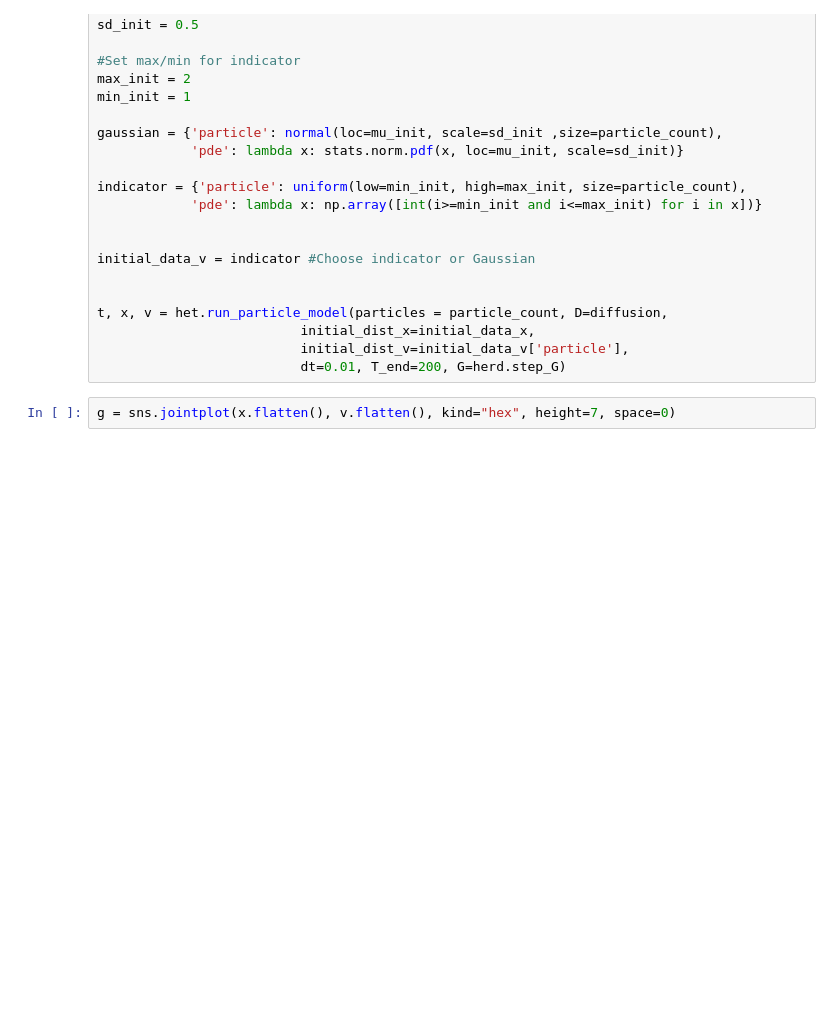
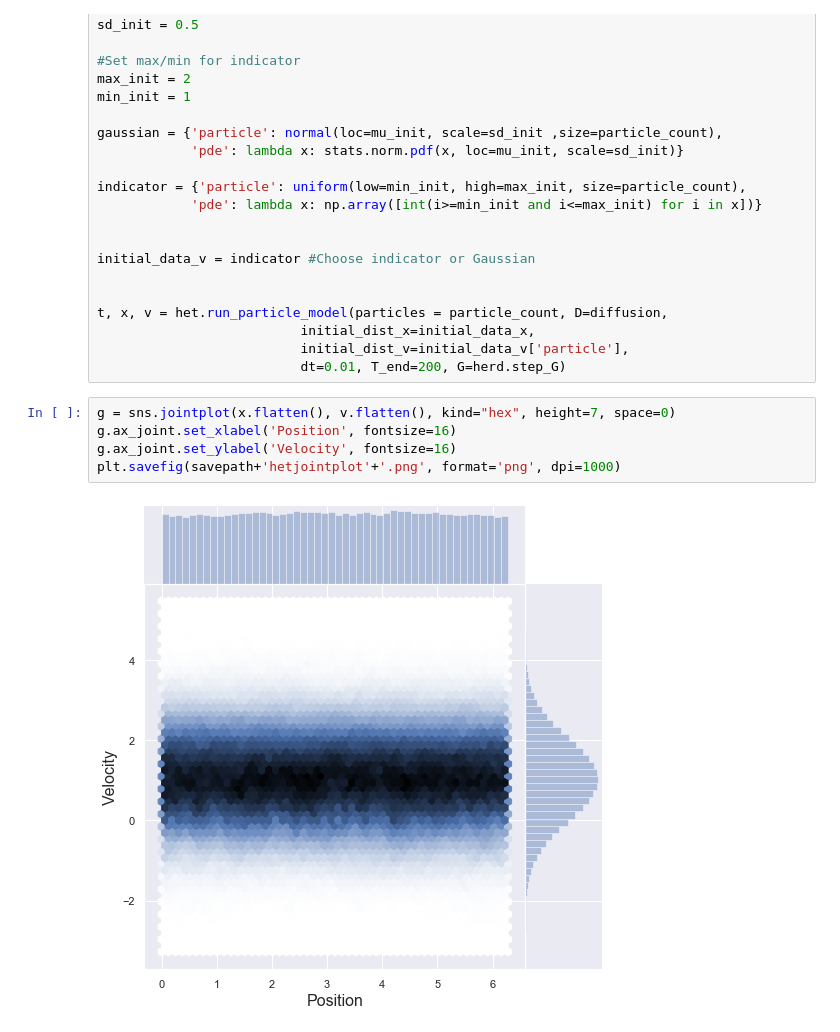
Before and after one commit to Tom271/InteractingParticleSystems, a Jupyter notebook: Project Supplement.ipynb, the cells around one changed output. Saved outputs shown, nothing was run; the diff lists cells and outputs as text; blank space fills up the shorter version.

```diff
--- a/Project Supplement.ipynb
+++ b/Project Supplement.ipynb
@@ -580,6 +551,11 @@ t, x, v = het.run_particle_model(particles = particle_count, D=diffusion,
                           dt=0.01, T_end=200, G=herd.step_G)
 # %%
 g = sns.jointplot(x.flatten(), v.flatten(), kind="hex", height=7, space=0)
+g.ax_joint.set_xlabel('Position', fontsize=16)
+g.ax_joint.set_ylabel('Velocity', fontsize=16)
+plt.savefig(savepath+'hetjointplot'+'.png', format='png', dpi=1000)
+# %% [output]
+[figure, added]
 # %%
 %matplotlib inline
 fig, ax = plt.subplots()
```
Also changed, not shown: parts of 9 cells of this notebook, 4 other files.
